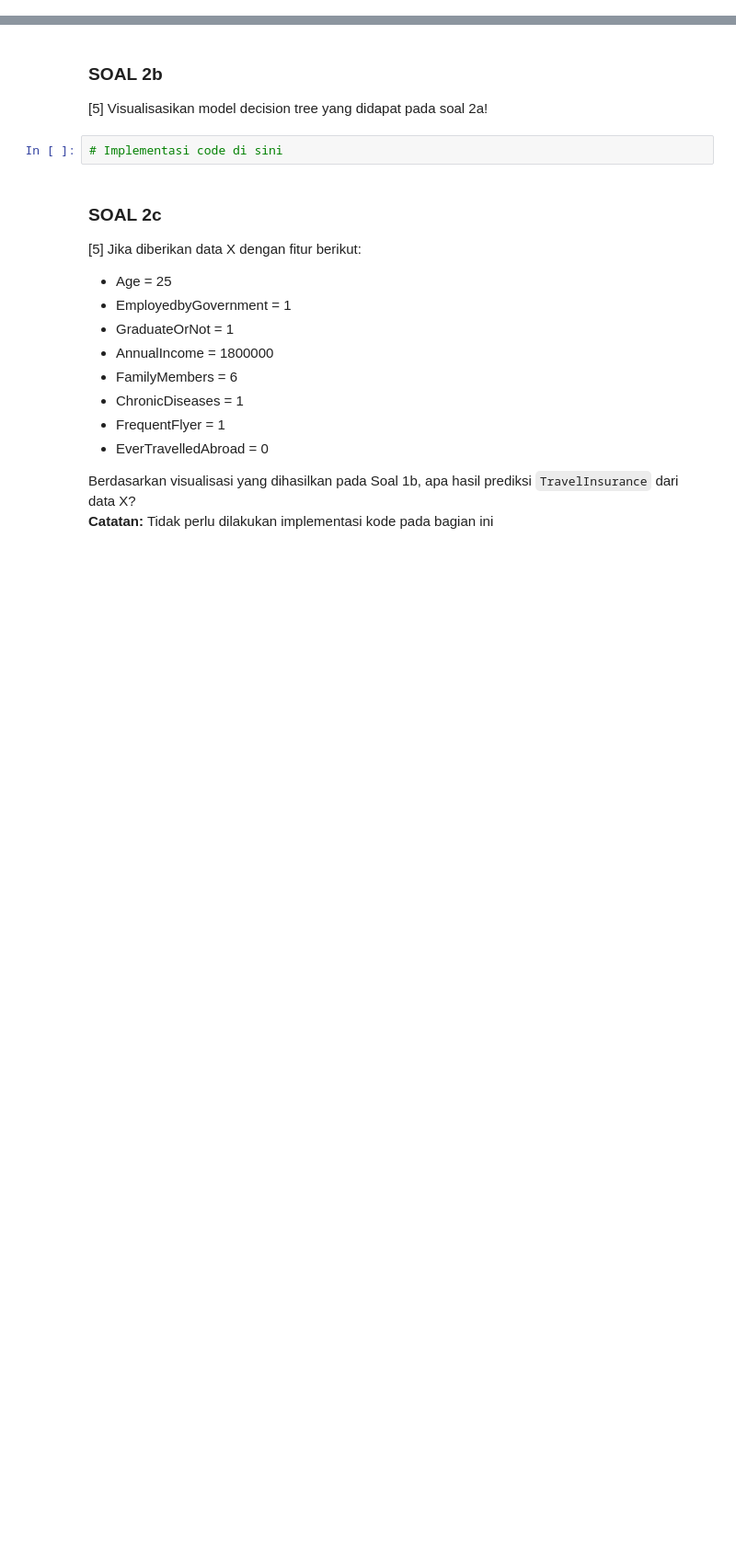
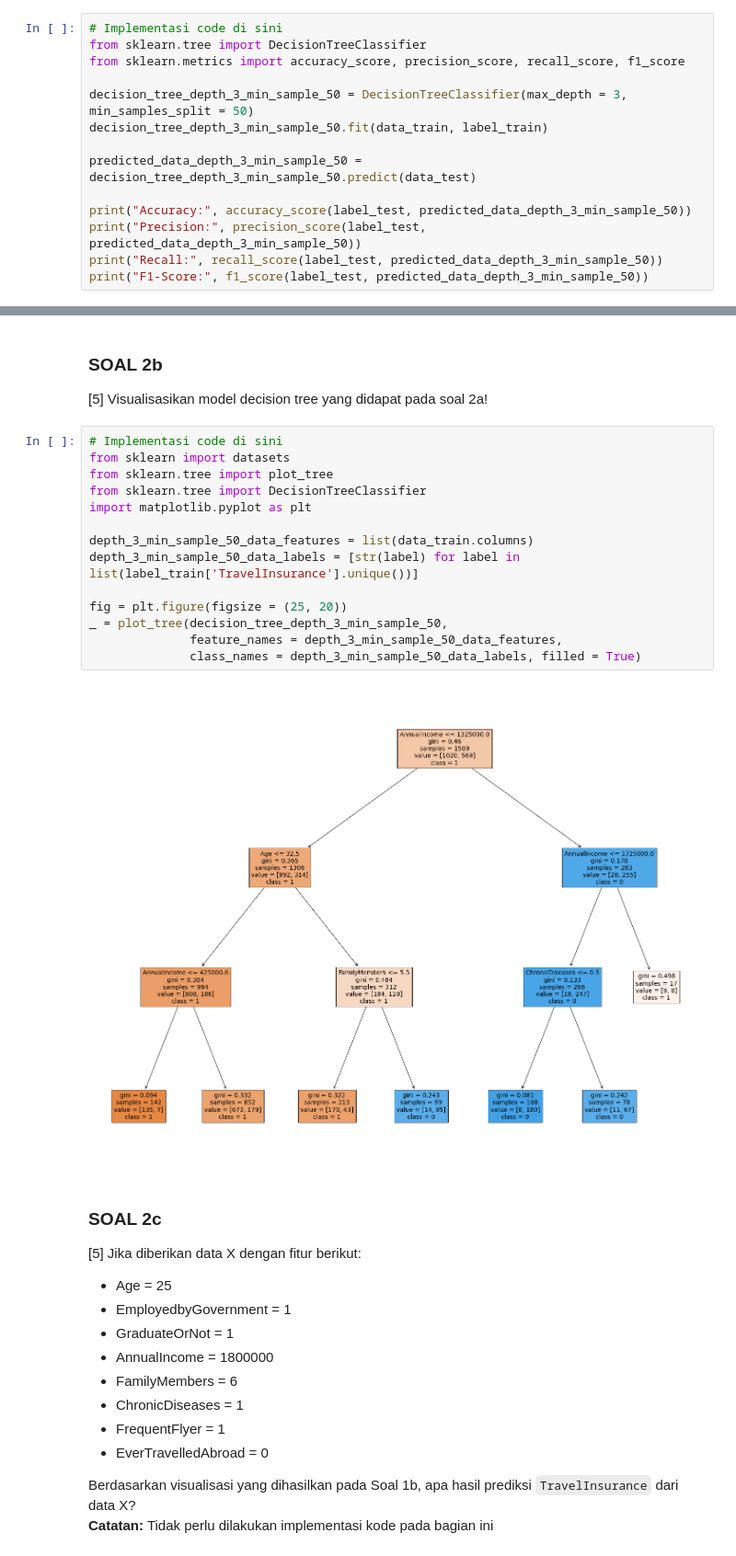
Before and after one commit to faisaladisoe/kasdd-lab, a Jupyter notebook: Lab 4/Lab 4.ipynb, the cells around one changed output, grey strips where cells are left out. Shown at 92% size. Saved outputs shown, nothing was run; the diff lists cells and outputs as text; blank space fills up the shorter version.

```diff
--- a/Lab 4/Lab 4.ipynb
+++ b/Lab 4/Lab 4.ipynb
@@ -385,0 +384,14 @@ Implementasikan sebuah model Decision Tree untuk melakukan suatu task klasifikas
+# %%
+# Implementasi code di sini
+from sklearn.tree import DecisionTreeClassifier
+from sklearn.metrics import accuracy_score, precision_score, recall_score, f1_score
+
+decision_tree_depth_3_min_sample_50 = DecisionTreeClassifier(max_depth = 3, min_samples_split = 50)
+decision_tree_depth_3_min_sample_50.fit(data_train, label_train)
+
+predicted_data_depth_3_min_sample_50 = decision_tree_depth_3_min_sample_50.predict(data_test)
+
+print("Accuracy:", accuracy_score(label_test, predicted_data_depth_3_min_sample_50))
+print("Precision:", precision_score(label_test, predicted_data_depth_3_min_sample_50))
+print("Recall:", recall_score(label_test, predicted_data_depth_3_min_sample_50))
+print("F1-Score:", f1_score(label_test, predicted_data_depth_3_min_sample_50))
@@ -386,8 +403,22 @@ Implementasikan sebuah model Decision Tree untuk melakukan suatu task klasifikas
 # %% [markdown]
 ### SOAL 2b
 [5]  Visualisasikan model decision tree yang didapat pada soal 2a!
-# %%
-# Implementasi code di sini
+# %%
+# Implementasi code di sini
+from sklearn import datasets
+from sklearn.tree import plot_tree
+from sklearn.tree import DecisionTreeClassifier
+import matplotlib.pyplot as plt
+
+depth_3_min_sample_50_data_features = list(data_train.columns)
+depth_3_min_sample_50_data_labels = [str(label) for label in list(label_train['TravelInsurance'].unique())]
+
+fig = plt.figure(figsize = (25, 20))
+_ = plot_tree(decision_tree_depth_3_min_sample_50,
+              feature_names = depth_3_min_sample_50_data_features,
+              class_names = depth_3_min_sample_50_data_labels, filled = True)
+# %% [output]
+[figure, added]
 # %% [markdown]
 ### SOAL 2c
 
```
Also changed, not shown: parts of 4 cells of this notebook.
